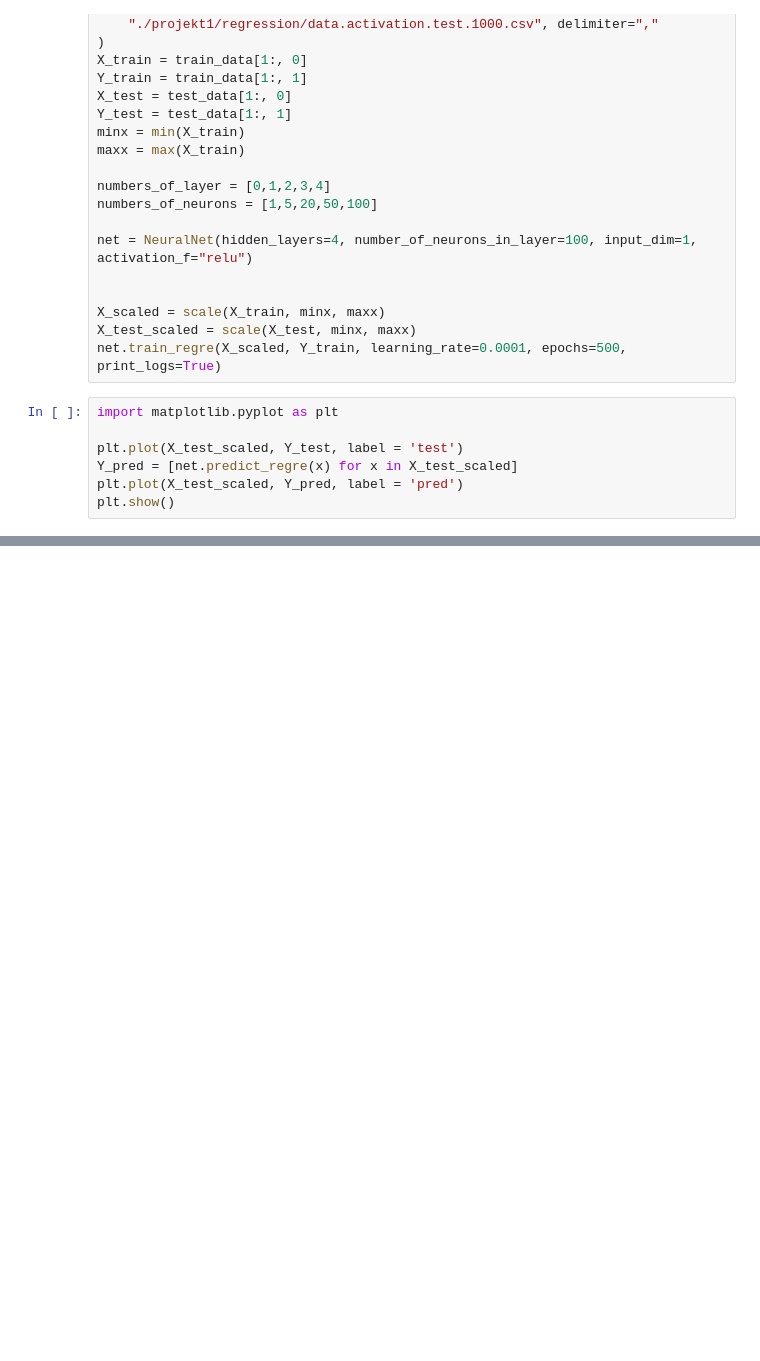
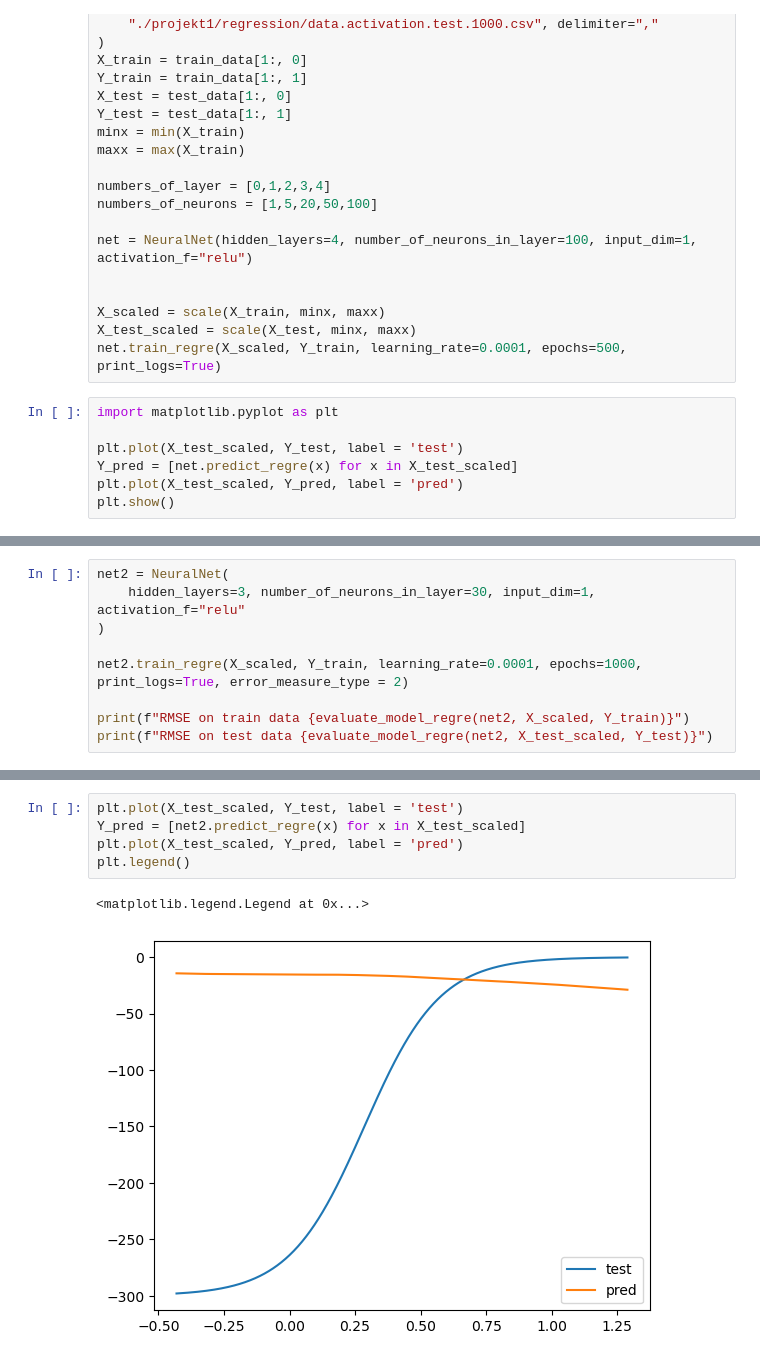
Before and after one commit to Bieslaw/NeuronProject, a Jupyter notebook: Projekt1_test1.ipynb, the cells around one changed output, grey strips where cells are left out. Saved outputs shown, nothing was run; the diff lists cells and outputs as text; blank space fills up the shorter version.

```diff
--- a/Projekt1_test1.ipynb
+++ b/Projekt1_test1.ipynb
@@ -393,0 +593,9 @@ plt.show()
+# %%
+net2 = NeuralNet(
+    hidden_layers=3, number_of_neurons_in_layer=30, input_dim=1, activation_f="relu"
+)
+
+net2.train_regre(X_scaled, Y_train, learning_rate=0.0001, epochs=1000, print_logs=True, error_measure_type = 2)
+
+print(f"RMSE on train data {evaluate_model_regre(net2, X_scaled, Y_train)}")
+print(f"RMSE on test data {evaluate_model_regre(net2, X_test_scaled, Y_test)}")
@@ -393,0 +629,8 @@ plt.show()
+# %%
+plt.plot(X_test_scaled, Y_test, label = 'test')
+Y_pred = [net2.predict_regre(x) for x in X_test_scaled]
+plt.plot(X_test_scaled, Y_pred, label = 'pred')
+plt.legend()
+# %% [output]
+<matplotlib.legend.Legend at 0x...>
+[figure, added]
```
Also changed, not shown: parts of 14 cells of this notebook.
